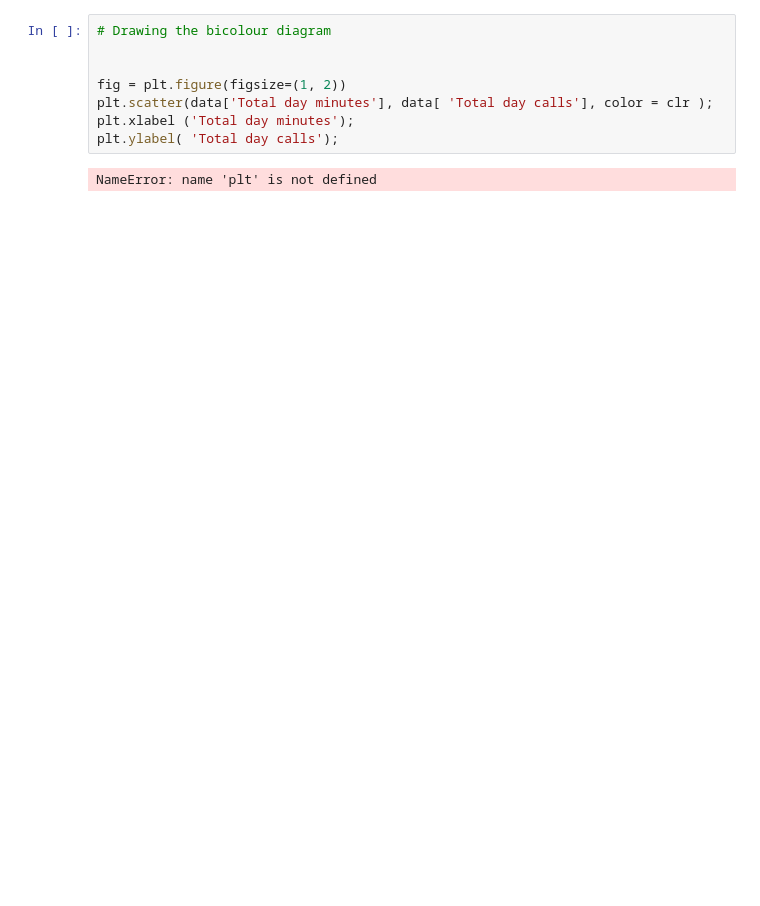
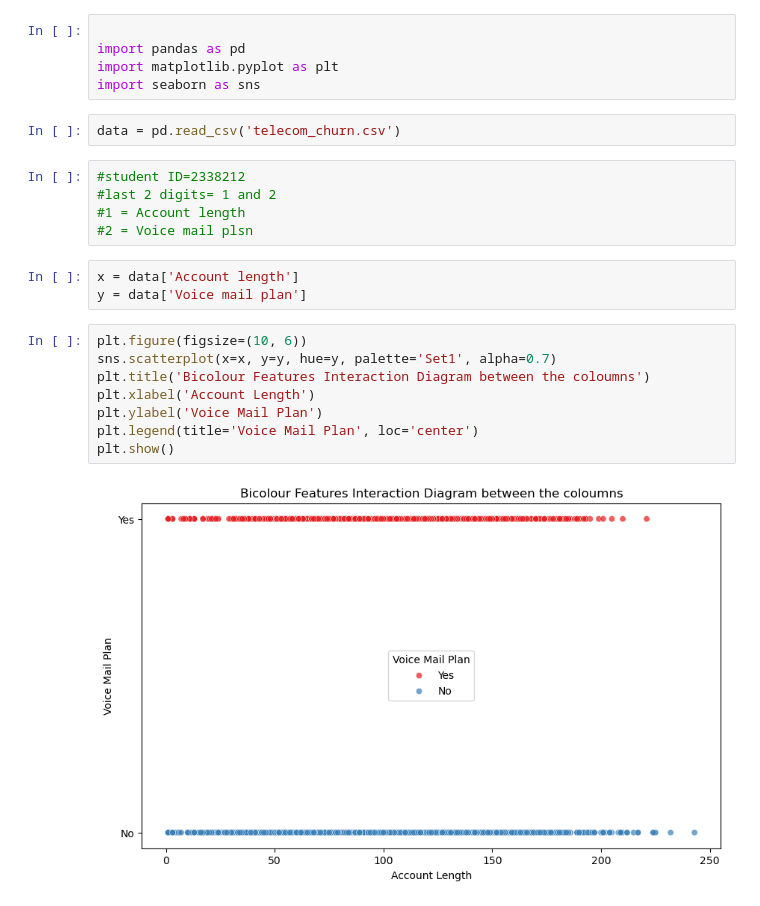
Before and after one commit to shivasai13/machine-learning-in-finance, a Jupyter notebook: week3.ipynb, the cells around one changed output. Saved outputs shown, nothing was run; the diff lists cells and outputs as text; blank space fills up the shorter version.

```diff
--- a/week3.ipynb
+++ b/week3.ipynb
@@ -7,10 +1,25 @@
-# %%
-# Drawing the bicolour diagram
-
-
-fig = plt.figure(figsize=(1, 2))
-plt.scatter(data['Total day minutes'], data[ 'Total day calls'], color = clr );
-plt.xlabel ('Total day minutes');
-plt.ylabel( 'Total day calls');
-# %% [output]
-NameError: name 'plt' is not defined
+# %%
+
+import pandas as pd
+import matplotlib.pyplot as plt
+import seaborn as sns
+# %%
+data = pd.read_csv('telecom_churn.csv')
+# %%
+#student ID=2338212
+#last 2 digits= 1 and 2
+#1 = Account length
+#2 = Voice mail plsn
+# %%
+x = data['Account length']
+y = data['Voice mail plan']
+# %%
+plt.figure(figsize=(10, 6))
+sns.scatterplot(x=x, y=y, hue=y, palette='Set1', alpha=0.7)
+plt.title('Bicolour Features Interaction Diagram between the coloumns')
+plt.xlabel('Account Length')
+plt.ylabel('Voice Mail Plan')
+plt.legend(title='Voice Mail Plan', loc='center')
+plt.show()
+# %% [output]
+[figure, added]
```
Also changed, not shown: parts of 1 cell of this notebook.
